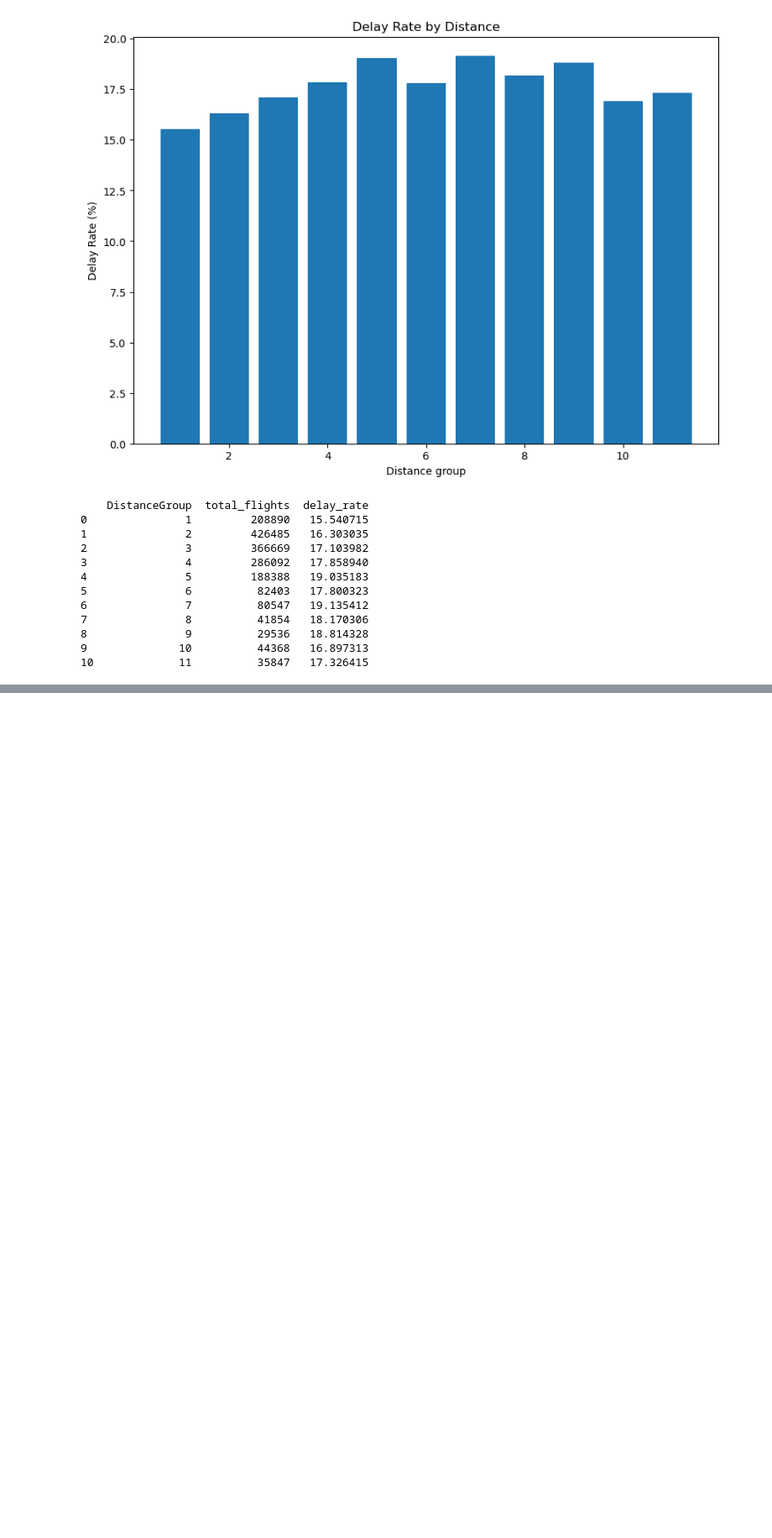
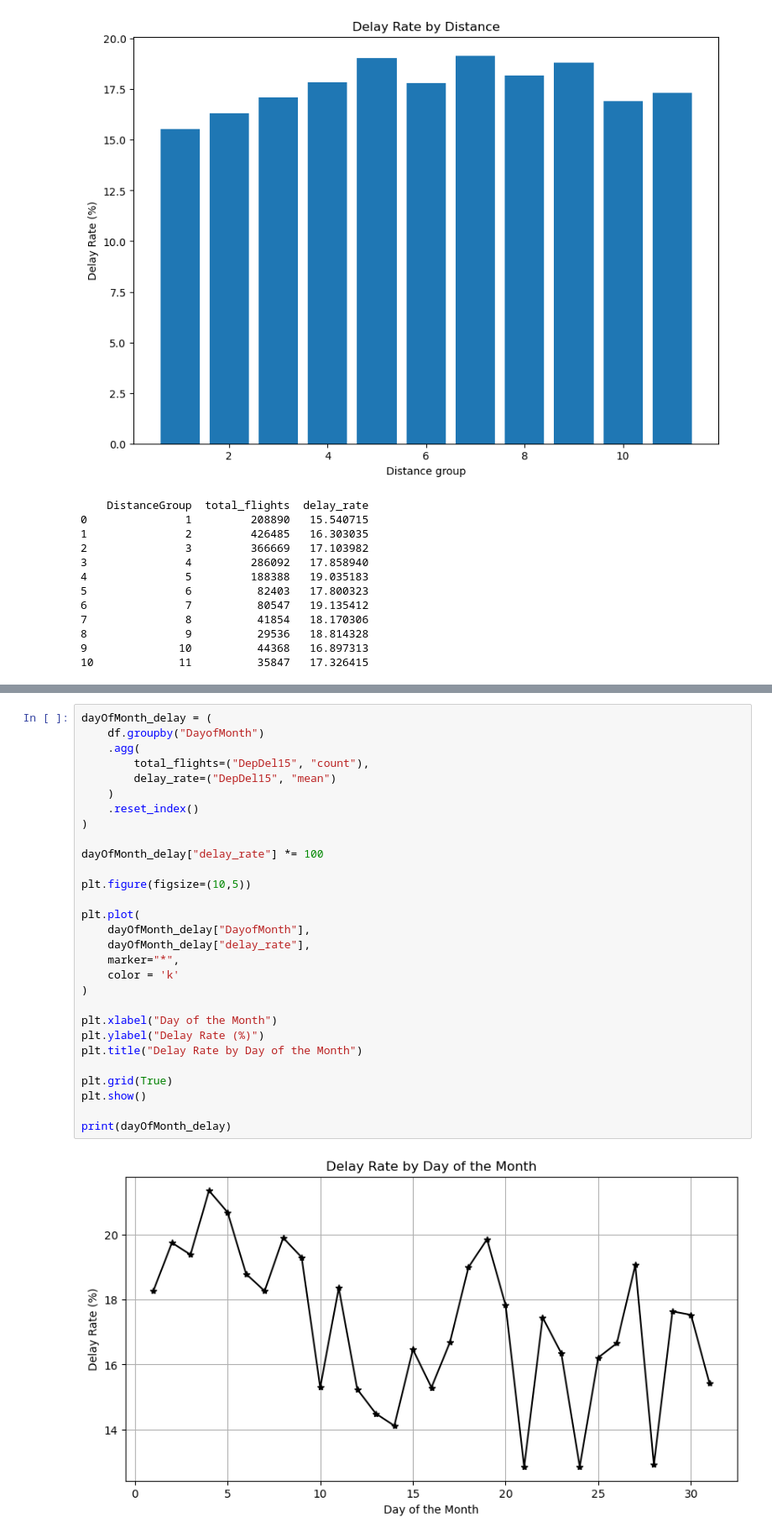
Before and after one commit to hanisohaan10/flight-delay-prediction, a Jupyter notebook: notebooks/04-EDA-Relationships.ipynb, the cells around one changed output, grey strips where cells are left out. Shown at 84% size. Drawn from its saved outputs; the diff is of its cells as text; blank space fills up the shorter version.

```diff
--- a/notebooks/04-EDA-Relationships.ipynb
+++ b/notebooks/04-EDA-Relationships.ipynb
@@ -367,0 +378,31 @@ print(dist_delay)
+# %%
+dayOfMonth_delay = (
+    df.groupby("DayofMonth")
+    .agg(
+        total_flights=("DepDel15", "count"),
+        delay_rate=("DepDel15", "mean")
+    )
+    .reset_index()
+)
+
+dayOfMonth_delay["delay_rate"] *= 100
+
+plt.figure(figsize=(10,5))
+
+plt.plot(
+    dayOfMonth_delay["DayofMonth"],
+    dayOfMonth_delay["delay_rate"],
+    marker="*",
+    color = 'k'
+)
+
+plt.xlabel("Day of the Month")
+plt.ylabel("Delay Rate (%)")
+plt.title("Delay Rate by Day of the Month")
+
+plt.grid(True)
+plt.show()
+
+print(dayOfMonth_delay)
+# %% [output]
+[figure, added]
```
Also changed, not shown: parts of 5 cells of this notebook, 2 other files.
